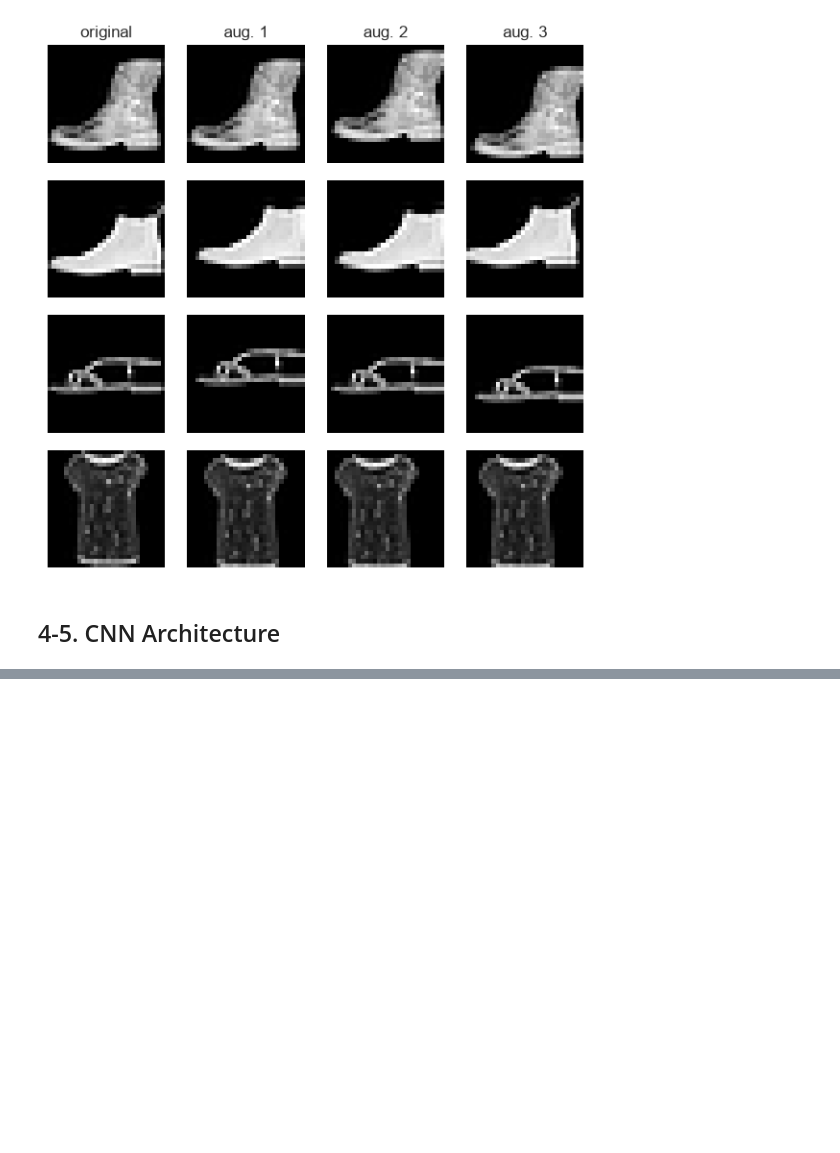
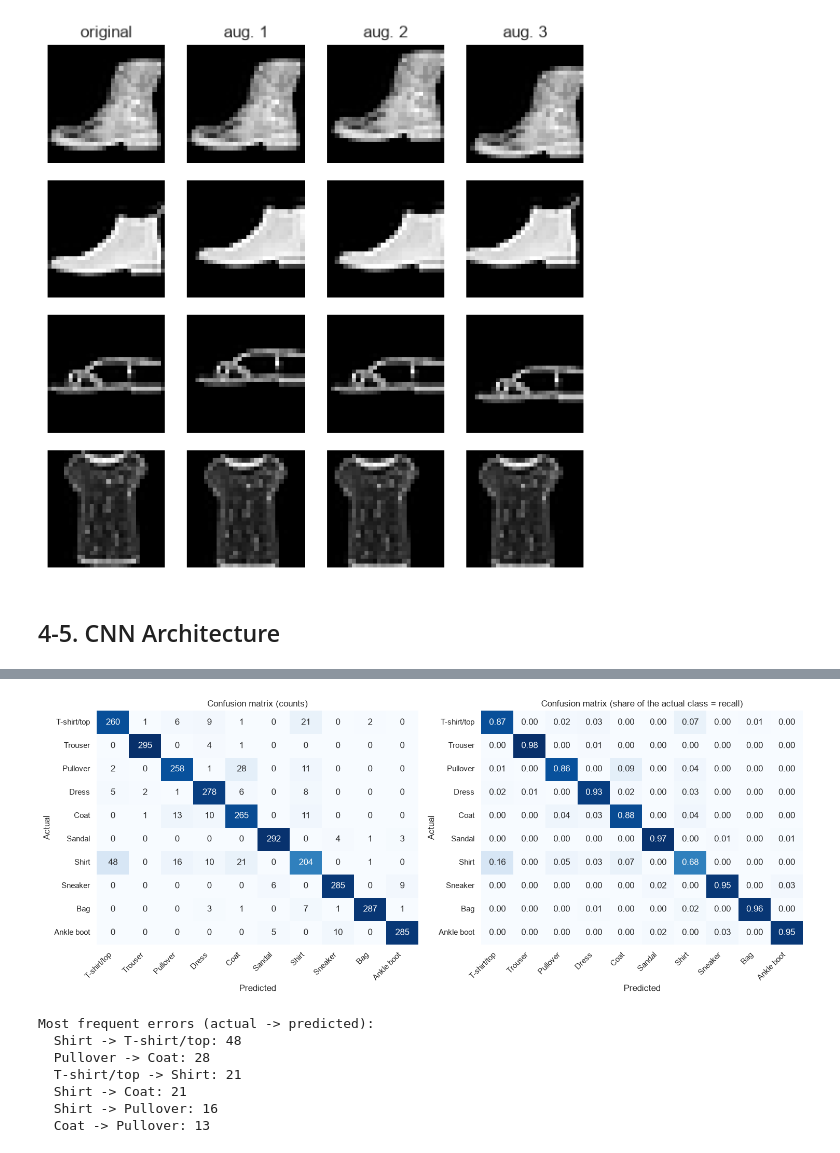
Before and after one commit to anuri-el/Machine-Learning-Technologies, a Jupyter notebook: l7_cnn.ipynb, the cells around one changed output, grey strips where cells are left out. Cells and saved outputs as stored; diff of their text form; code cells hidden in the pictures; blank space fills up the shorter version.

```diff
--- a/l7_cnn.ipynb
+++ b/l7_cnn.ipynb
@@ -767,0 +577,35 @@ Selected configuration: Base MLP (128-64, without regularization)
+# %%
+cm = confusion_matrix(y_true, y_pred, labels=range(N_CLASSES))
+cm_norm = cm / cm.sum(axis=1, keepdims=True)
+
+fig, axes = plt.subplots(1, 2, figsize=(15, 6))
+sns.heatmap(cm, annot=True, fmt='d', cmap='Blues', xticklabels=CLASS_NAMES, yticklabels=CLASS_NAMES,
+            ax=axes[0], cbar=False)
+axes[0].set_title('Confusion matrix (counts)')
+axes[0].set_xlabel('Predicted')
+axes[0].set_ylabel('Actual')
+sns.heatmap(cm_norm, annot=True, fmt='.2f', cmap='Blues', xticklabels=CLASS_NAMES, yticklabels=CLASS_NAMES,
+            ax=axes[1], cbar=False)
+axes[1].set_title('Confusion matrix (share of the actual class = recall)')
+axes[1].set_xlabel('Predicted')
+axes[1].set_ylabel('Actual')
+for a in axes:
+    plt.setp(a.get_xticklabels(), rotation=45, ha='right')
+plt.tight_layout()
+plt.show()
+
+off = [(CLASS_NAMES[i], CLASS_NAMES[j], int(cm[i, j])) for i in range(N_CLASSES) for j in range(N_CLASSES)
+       if i != j and cm[i, j] > 0]
+off = sorted(off, key=lambda t: -t[2])[:6]
+print("Most frequent errors (actual -> predicted):")
+for a, b, n in off:
+    print(f"  {a} -> {b}: {n}")
+# %% [output]
+[figure, added]
+Most frequent errors (actual -> predicted):
+  Shirt -> T-shirt/top: 48
+  Pullover -> Coat: 28
+  T-shirt/top -> Shirt: 21
+  Shirt -> Coat: 21
+  Shirt -> Pullover: 16
+  Coat -> Pullover: 13
```
Also changed, not shown: parts of 51 cells of this notebook, 1 other file.
